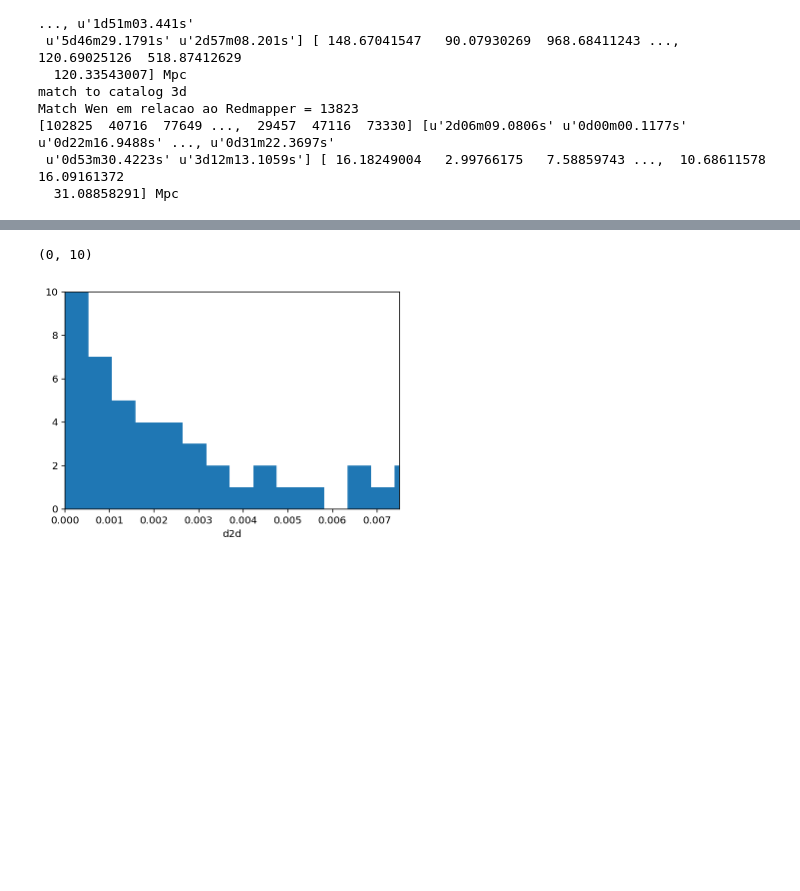
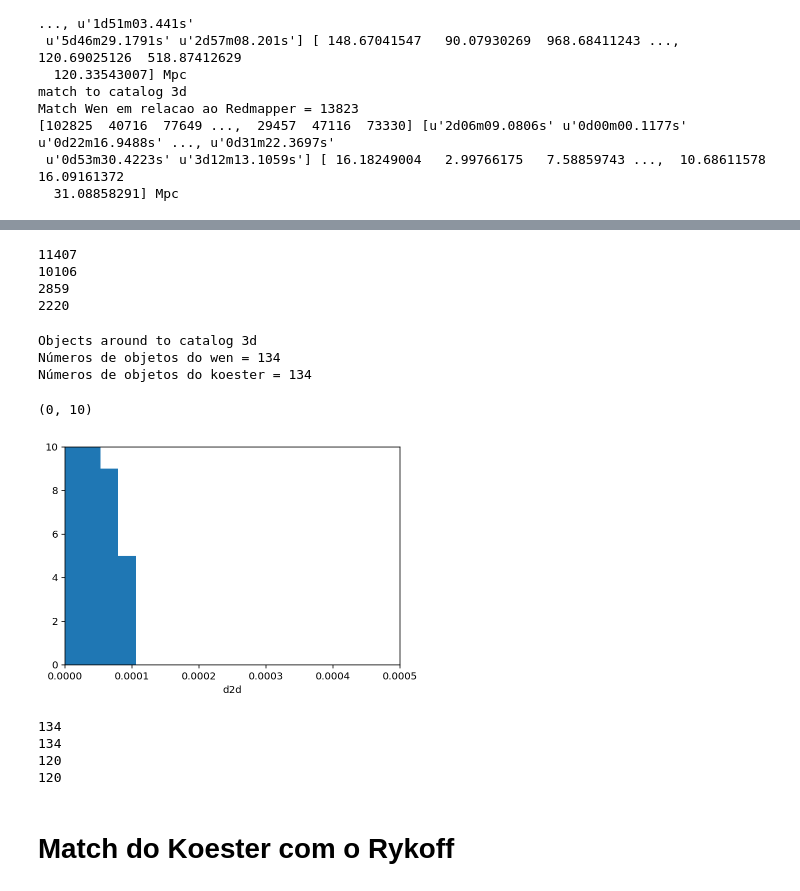
Before and after one commit to clusteron/comparison, a Jupyter notebook: Matches.ipynb, the cells around one changed output, grey strips where cells are left out. Drawn from its saved outputs; the diff is of its cells as text; code cells hidden in the pictures; blank space fills up the shorter version.

Commit message:
adc novos matches

```diff
--- a/Matches.ipynb
+++ b/Matches.ipynb
@@ -33,6 +34,6 @@ Koester: 13823
 # %%
 print("\033[43;30mValores de Ra, Dec e z de cada catalogo\033[m")
-c_w = SkyCoord(ra = w['RAJ2000']*u.deg, dec = w['DEJ2000']*u.deg, distance = cosmo.comoving_distance(w['zph']))
+c_w = SkyCoord(ra = w['RAJ2000']*u.degree, dec = w['DEJ2000']*u.deg, distance = cosmo.comoving_distance(w['zph']))
 c_r = SkyCoord(ra = r['RA']*u.deg, dec = r['DEC']*u.deg, distance = cosmo.comoving_distance(r['Z_LAMBDA']))
 c_k = SkyCoord(ra = k['RAJ2000'], dec = k['DEJ2000'], distance = cosmo.comoving_distance(k['zph']))
 # %% [output]
@@ -143,8 +148,42 @@ Match Wen em relacao ao Redmapper = 13823
+# %%
+print len(np.unique(idwk))
+print len(np.unique(idkw))
+print len(idwk[d2dw<0.0020*u.deg])
+print len(idkw[d2dk<0.0020*u.deg])
+# %% [output]
+11407
+10106
+2859
+2220
+# %%
+print 'Objects around to catalog 3d'
+idxc_w, idxc_k, d2d, d3d = c_k.search_around_3d(c_w, 1000*u.kpc)
+print 'Números de objetos do wen =',len(idxc_w)
+print 'Números de objetos do koester =',len(idxc_k)
+# %% [output]
+Objects around to catalog 3d
+Números de objetos do wen = 134
+Números de objetos do koester = 134
 # %%
-plt.hist(d2dkw, bins=10000)
+plt.hist(d2d, bins=3000)
 plt.xlabel('d2d')
-plt.xlim(0,0.0075)
+plt.xlim(0,0.0005)
 plt.ylim(0,10)
 # %% [output]
 (0, 10)
-[figure, old version]
+[figure, new version]
+# %%
+print len(np.unique(idxc_w))
+print len(np.unique(idxc_k))
+print len(idxc_w[d2d<0.0002*u.deg])
+print len(idxc_r[d2d<0.0002*u.deg])
+
+obje_wk = idxc_w[d2d<0.0002*u.deg]
+obje_kw = idxc_k[d2d<0.0002*u.deg]
+# %% [output]
+134
+134
+120
+120
+# %% [markdown]
+# Match do Koester com o Rykoff
```
Also changed, not shown: parts of 17 cells of this notebook.
